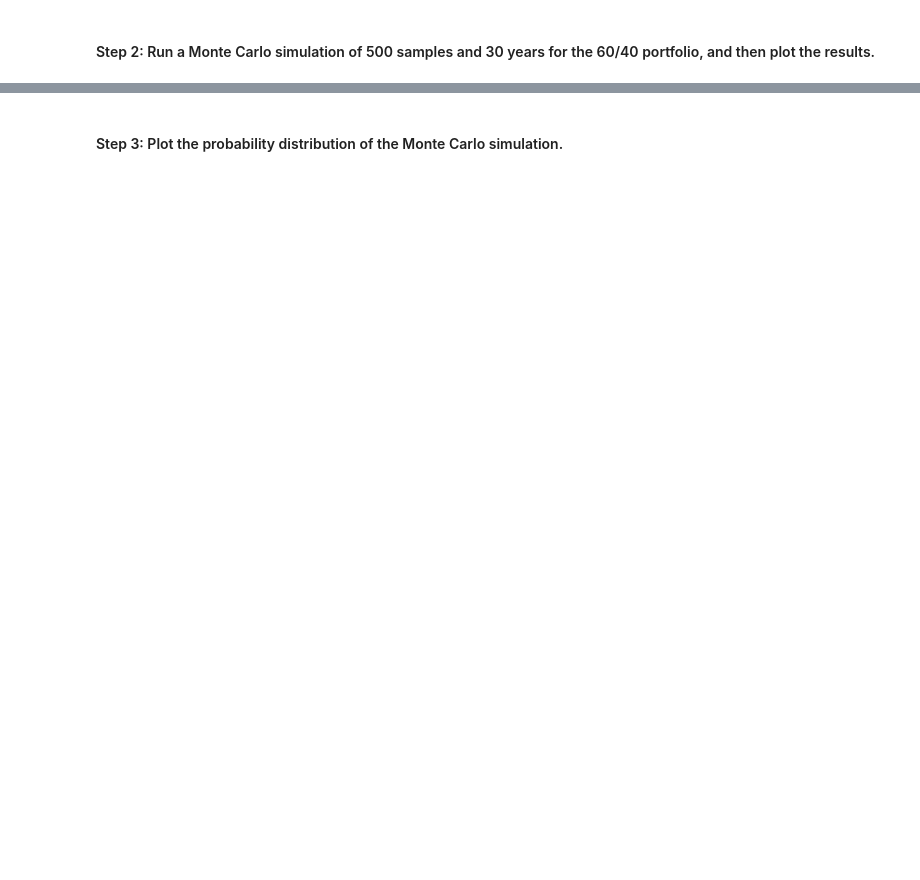
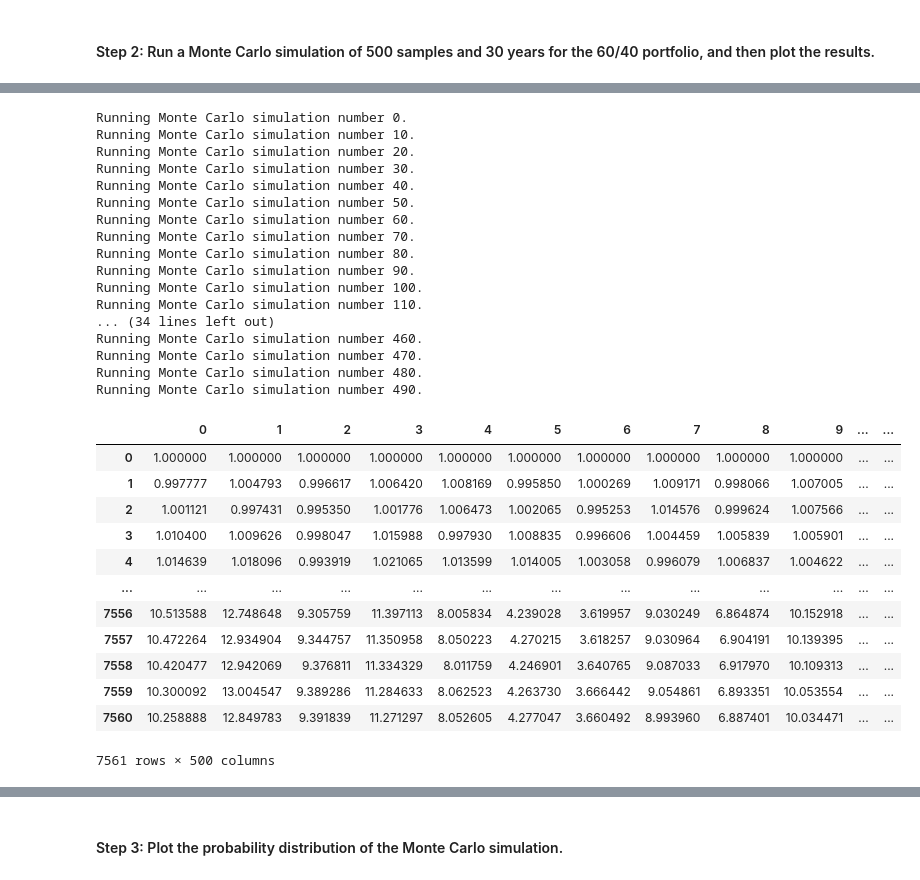
Before and after one commit to JonahLeggett/Financial_Planner, a Jupyter notebook: financial_planning_tools.ipynb, the cells around one changed output, grey strips where cells are left out. Drawn from its saved outputs; the diff is of its cells as text; code cells hidden in the pictures; blank space fills up the shorter version.

```diff
--- a/financial_planning_tools.ipynb
+++ b/financial_planning_tools.ipynb
@@ -443,6 +554,37 @@ In this section, you’ll use the MCForecastTools library to create a Monte Carl
 # %%
 # Run the Monte Carlo simulation to forecast 30 years cumulative returns
-# YOUR CODE HERE
+MC_40_60.calc_cumulative_return()
+# %% [output]
+Running Monte Carlo simulation number 0.
+Running Monte Carlo simulation number 10.
+Running Monte Carlo simulation number 20.
+Running Monte Carlo simulation number 30.
+Running Monte Carlo simulation number 40.
+Running Monte Carlo simulation number 50.
+Running Monte Carlo simulation number 60.
+Running Monte Carlo simulation number 70.
+Running Monte Carlo simulation number 80.
+Running Monte Carlo simulation number 90.
+Running Monte Carlo simulation number 100.
+Running Monte Carlo simulation number 110.
+... (34 lines left out)
+Running Monte Carlo simulation number 460.
+Running Monte Carlo simulation number 470.
+Running Monte Carlo simulation number 480.
+Running Monte Carlo simulation number 490.
+|  | 0 | 1 | 2 | 3 | 4 | 5 | 6 | 7 | 8 | 9 | ... | ... |
+| 0 | 1.000000 | 1.000000 | 1.000000 | 1.000000 | 1.000000 | 1.000000 | 1.000000 | 1.000000 | 1.000000 | 1.000000 | ... | ... |
+| 1 | 0.997777 | 1.004793 | 0.996617 | 1.006420 | 1.008169 | 0.995850 | 1.000269 | 1.009171 | 0.998066 | 1.007005 | ... | ... |
+| 2 | 1.001121 | 0.997431 | 0.995350 | 1.001776 | 1.006473 | 1.002065 | 0.995253 | 1.014576 | 0.999624 | 1.007566 | ... | ... |
+| 3 | 1.010400 | 1.009626 | 0.998047 | 1.015988 | 0.997930 | 1.008835 | 0.996606 | 1.004459 | 1.005839 | 1.005901 | ... | ... |
+| 4 | 1.014639 | 1.018096 | 0.993919 | 1.021065 | 1.013599 | 1.014005 | 1.003058 | 0.996079 | 1.006837 | 1.004622 | ... | ... |
+| ... | ... | ... | ... | ... | ... | ... | ... | ... | ... | ... | ... | ... |
+| 7556 | 10.513588 | 12.748648 | 9.305759 | 11.397113 | 8.005834 | 4.239028 | 3.619957 | 9.030249 | 6.864874 | 10.152918 | ... | ... |
+| 7557 | 10.472264 | 12.934904 | 9.344757 | 11.350958 | 8.050223 | 4.270215 | 3.618257 | 9.030964 | 6.904191 | 10.139395 | ... | ... |
+| 7558 | 10.420477 | 12.942069 | 9.376811 | 11.334329 | 8.011759 | 4.246901 | 3.640765 | 9.087033 | 6.917970 | 10.109313 | ... | ... |
+| 7559 | 10.300092 | 13.004547 | 9.389286 | 11.284633 | 8.062523 | 4.263730 | 3.666442 | 9.054861 | 6.893351 | 10.053554 | ... | ... |
+| 7560 | 10.258888 | 12.849783 | 9.391839 | 11.271297 | 8.052605 | 4.277047 | 3.660492 | 8.993960 | 6.887401 | 10.034471 | ... | ... |
+7561 rows × 500 columns
 # %%
 # Visualize the 30-year Monte Carlo simulation by creating an
 # overlay line plot
```
Also changed, not shown: parts of 30 cells of this notebook, 2 other files.
